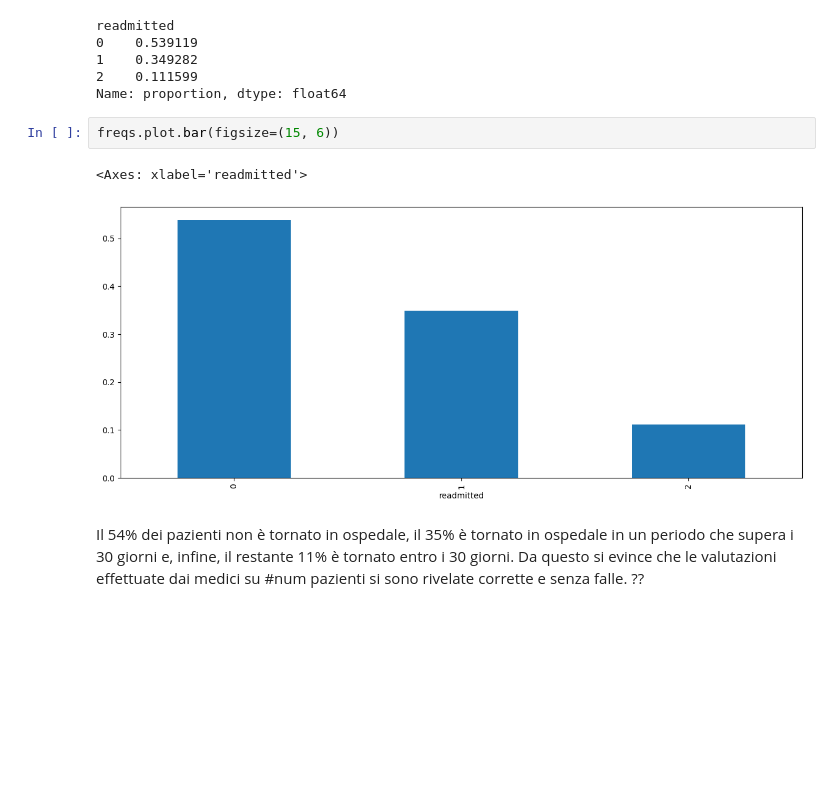
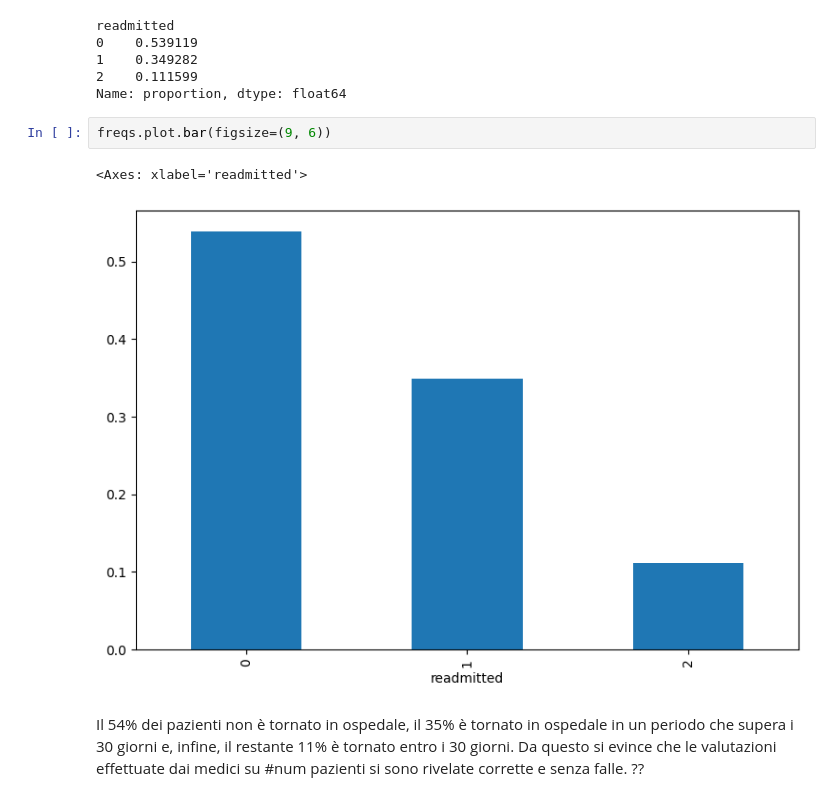
Before and after one commit to weiss25r/Data-analysis-of-diabetic-patients-readmissions-in-hospitals, a Jupyter notebook: main.ipynb, the cells around one changed output. Cells and saved outputs as stored; diff of their text form; blank space fills up the shorter version.

```diff
--- a/main.ipynb
+++ b/main.ipynb
@@ -150,10 +150,10 @@ readmitted
 2    0.111599
 Name: proportion, dtype: float64
 # %%
-freqs.plot.bar(figsize=(15, 6))
+freqs.plot.bar(figsize=(9, 6))
 # %% [output]
 <Axes: xlabel='readmitted'>
-[figure, old version]
+[figure, new version]
 # %% [markdown]
 Il 54% dei pazienti non è tornato in ospedale, il 35% è tornato in ospedale in un periodo che supera i 30 giorni e, infine, il restante 11% è tornato entro i 30 giorni. Da questo si evince che le valutazioni effettuate dai medici su #num pazienti si sono rivelate corrette e senza falle. ??
 # %%
```
Also changed, not shown: parts of 45 cells of this notebook.
